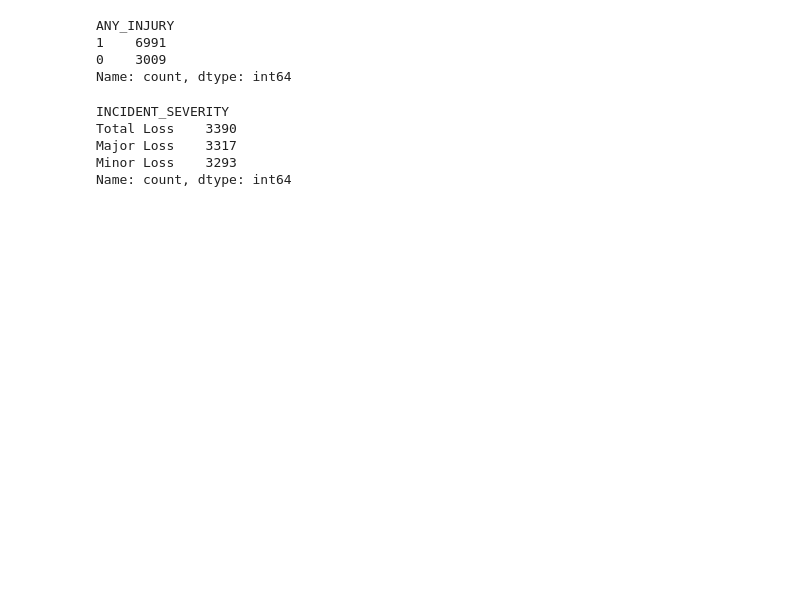
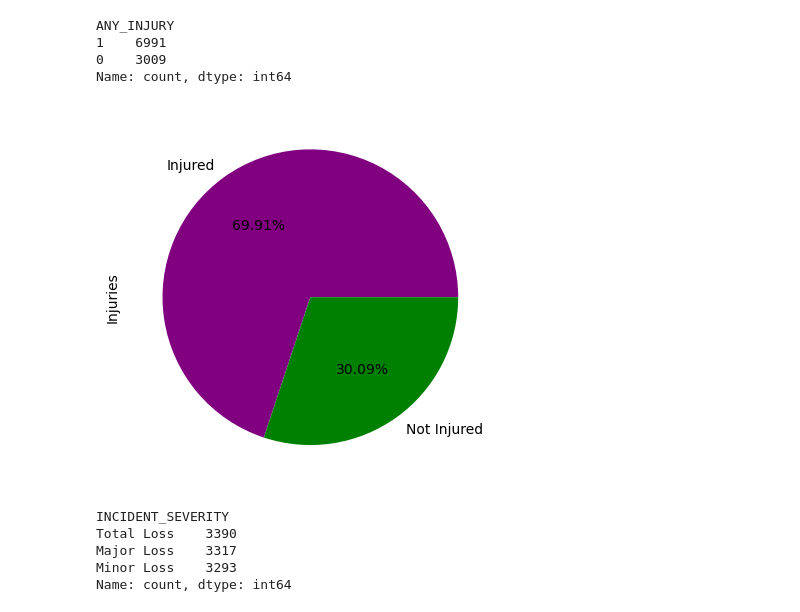
Before and after one commit to JustinS25/Insurance-Claim-Detection, a Jupyter notebook: Code/insurance_claim_valuecounts.ipynb, the cells around one changed output. Saved outputs shown, nothing was run; the diff lists cells and outputs as text; code cells hidden in the pictures; blank space fills up the shorter version.

```diff
--- a/Code/insurance_claim_valuecounts.ipynb
+++ b/Code/insurance_claim_valuecounts.ipynb
@@ -141,6 +158,14 @@ ANY_INJURY
 1    6991
 0    3009
 Name: count, dtype: int64
+# %%
+colors = ['purple', 'green']
+labels = ['Injured', 'Not Injured']
+injury_count.plot(kind="pie", colors=colors, labels = labels, autopct= "%1.2f%%")
+plt.ylabel("Injuries")
+plt.show()
+# %% [output]
+[figure, added]
 # %%
 severity_count = ins_claim_fraud["INCIDENT_SEVERITY"].value_counts()
 severity_count
```
Also changed, not shown: parts of 7 cells of this notebook.
